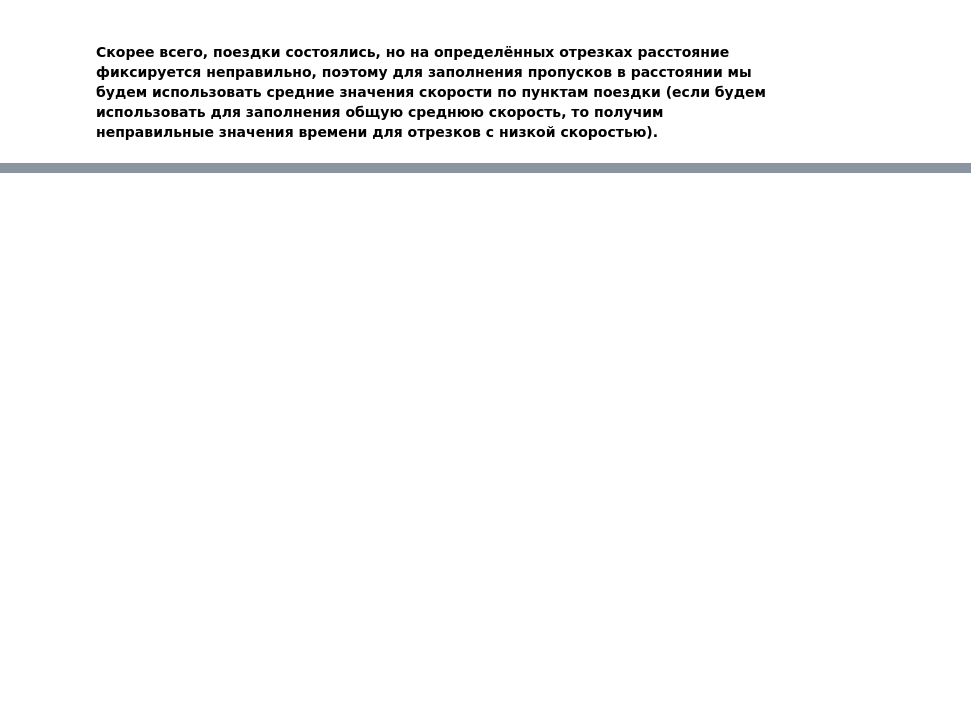
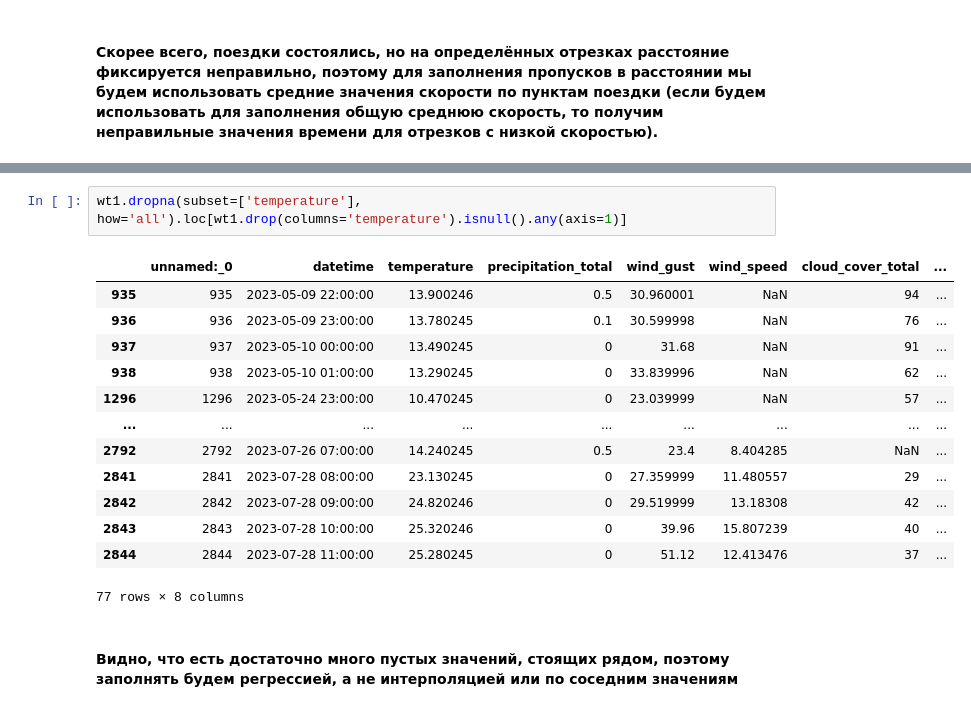
Before and after one commit to alexhronov/analiz_samokatov, a Jupyter notebook: sample.ipynb, the cells around one changed output, grey strips where cells are left out. Drawn from its saved outputs; the diff is of its cells as text; blank space fills up the shorter version.

```diff
--- a/sample.ipynb
+++ b/sample.ipynb
@@ -175,0 +158,18 @@ memory usage: 13.3+ MB
+# %%
+wt1.dropna(subset=['temperature'], how='all').loc[wt1.drop(columns='temperature').isnull().any(axis=1)]
+# %% [output]
+|  | unnamed:_0 | datetime | temperature | precipitation_total | wind_gust | wind_speed | cloud_cover_total | ... |
+| 935 | 935 | 2023-05-09 22:00:00 | 13.900246 | 0.5 | 30.960001 | NaN | 94 | ... |
+| 936 | 936 | 2023-05-09 23:00:00 | 13.780245 | 0.1 | 30.599998 | NaN | 76 | ... |
+| 937 | 937 | 2023-05-10 00:00:00 | 13.490245 | 0 | 31.68 | NaN | 91 | ... |
+| 938 | 938 | 2023-05-10 01:00:00 | 13.290245 | 0 | 33.839996 | NaN | 62 | ... |
+| 1296 | 1296 | 2023-05-24 23:00:00 | 10.470245 | 0 | 23.039999 | NaN | 57 | ... |
+| ... | ... | ... | ... | ... | ... | ... | ... | ... |
+| 2792 | 2792 | 2023-07-26 07:00:00 | 14.240245 | 0.5 | 23.4 | 8.404285 | NaN | ... |
+| 2841 | 2841 | 2023-07-28 08:00:00 | 23.130245 | 0 | 27.359999 | 11.480557 | 29 | ... |
+| 2842 | 2842 | 2023-07-28 09:00:00 | 24.820246 | 0 | 29.519999 | 13.18308 | 42 | ... |
+| 2843 | 2843 | 2023-07-28 10:00:00 | 25.320246 | 0 | 39.96 | 15.807239 | 40 | ... |
+| 2844 | 2844 | 2023-07-28 11:00:00 | 25.280245 | 0 | 51.12 | 12.413476 | 37 | ... |
+77 rows × 8 columns
+# %% [markdown]
+#### Видно, что есть достаточно много пустых значений, стоящих рядом, поэтому заполнять будем регрессией, а не интерполяцией или по соседним значениям
```
Also changed, not shown: parts of 35 cells of this notebook, 1 other file.
